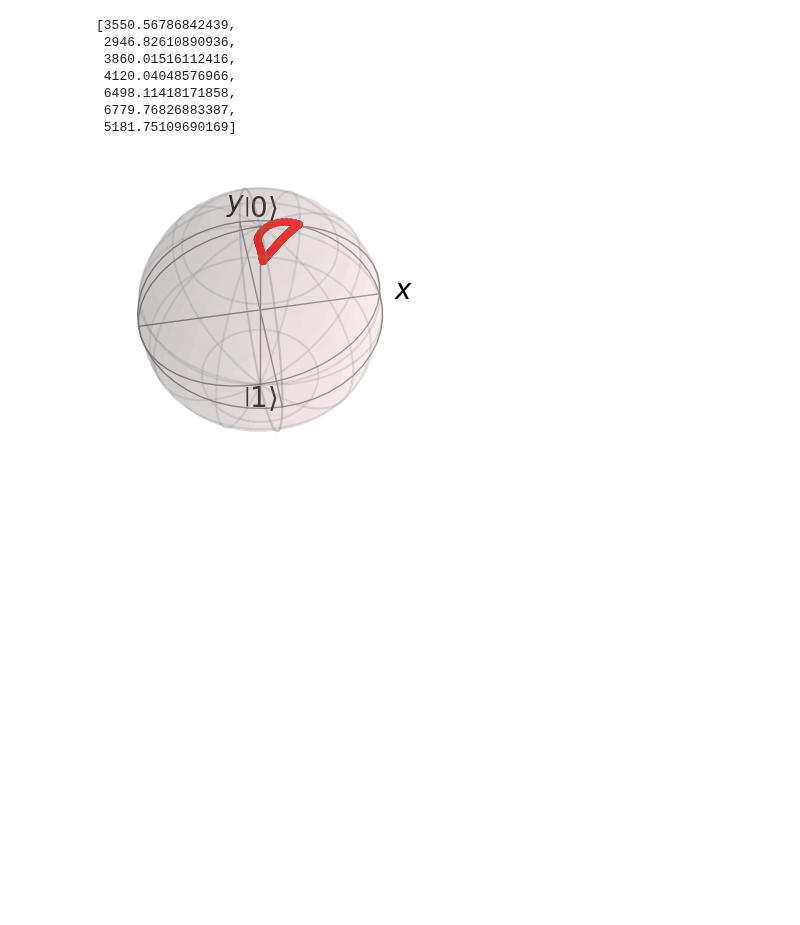
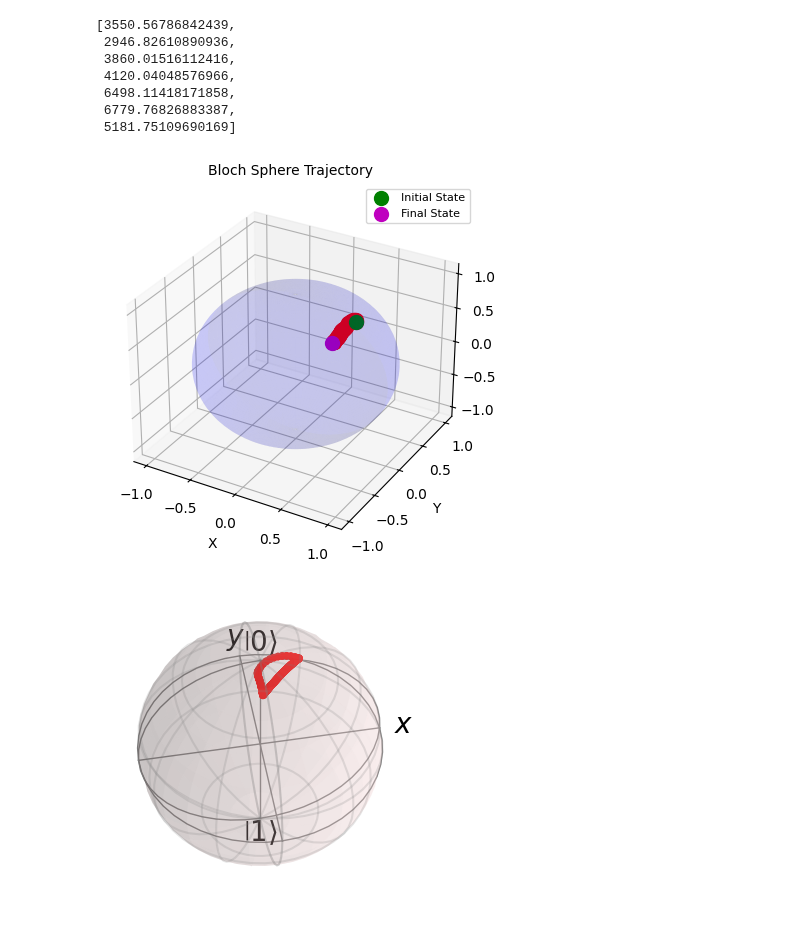
Before and after one commit to murogrande/Qcontrol_Geometry-of-density-matrices, a Jupyter notebook: plots fidelity-towards-intermediary.ipynb, the cells around one changed output. Saved outputs shown, nothing was run; the diff lists cells and outputs as text; code cells hidden in the pictures; blank space fills up the shorter version.

```diff
--- a/plots fidelity-towards-intermediary.ipynb
+++ b/plots fidelity-towards-intermediary.ipynb
@@ -150,6 +144,51 @@ list_lambda_time
  6498.11418171858,
  6779.76826883387,
  5181.75109690169]
+# %%
+### ploting in 3D
+
+
+# Define the initial and final state vectors
+initial_state = np.array([0.0, 0.0, 1.0])  # for example
+final_state = np.array([0.5, 0.5, 0.5])  # for example
+
+# Generate some example trajectory points
+trajectory_points = [
+    np.array([0.0, 0.0, 1.0]),
+    np.array([0.2, 0.2, 0.8]),
+    np.array([0.4, 0.4, 0.6]),
+    np.array([0.5, 0.5, 0.5])
+]
+
+# Plotting
+fig = plt.figure()
+ax = fig.add_subplot(111, projection='3d')
+
+# Plot the Bloch sphere
+u = np.linspace(0, 2 * np.pi, 100)
+v = np.linspace(0, np.pi, 100)
+x = np.outer(np.sin(u), np.cos(v))
+y = np.outer(np.sin(u), np.sin(v))
+z = np.outer(np.cos(u), np.ones_like(v))
+ax.plot_surface(x, y, z, color='b', alpha=0.1)
+
+# Plot the trajectory points
+for point in estadoslist:
+    ax.scatter(point[0], point[1], point[2], color='r', s=100)
+
+# Plot initial and final states
+ax.scatter(qsri[0], qsri[1], qsri[2], color='g', s=100, label='Initial State')
+ax.scatter(qssf[0], qssf[1], qssf[2], color='m', s=100, label='Final State')
+
+ax.set_xlabel('X')
+ax.set_ylabel('Y')
+ax.set_zlabel('Z')
+ax.set_title('Bloch Sphere Trajectory')
+ax.legend()
+
+plt.show()
+# %% [output]
+[figure, added]
 # %%
 # radius
 radius = [np.sqrt((finalestados[i][0])**2+(finalestados[i][1])**2+(finalestados[i][2])**2) for i in range(len(finalestados))]
```
Also changed, not shown: parts of 3 cells of this notebook, 1 other file.
